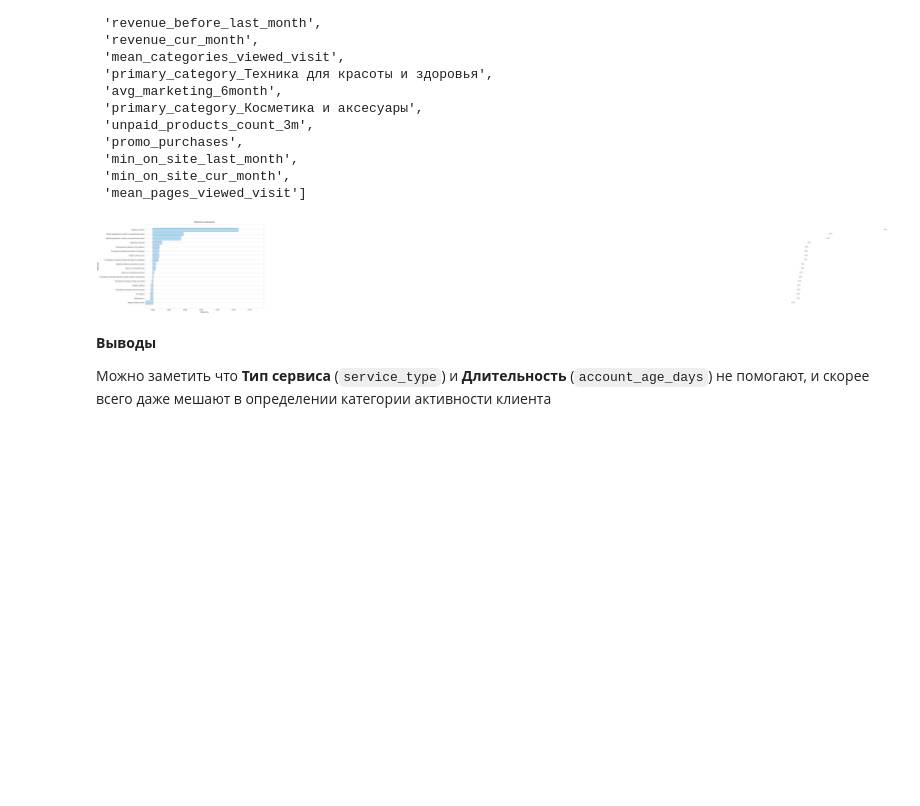
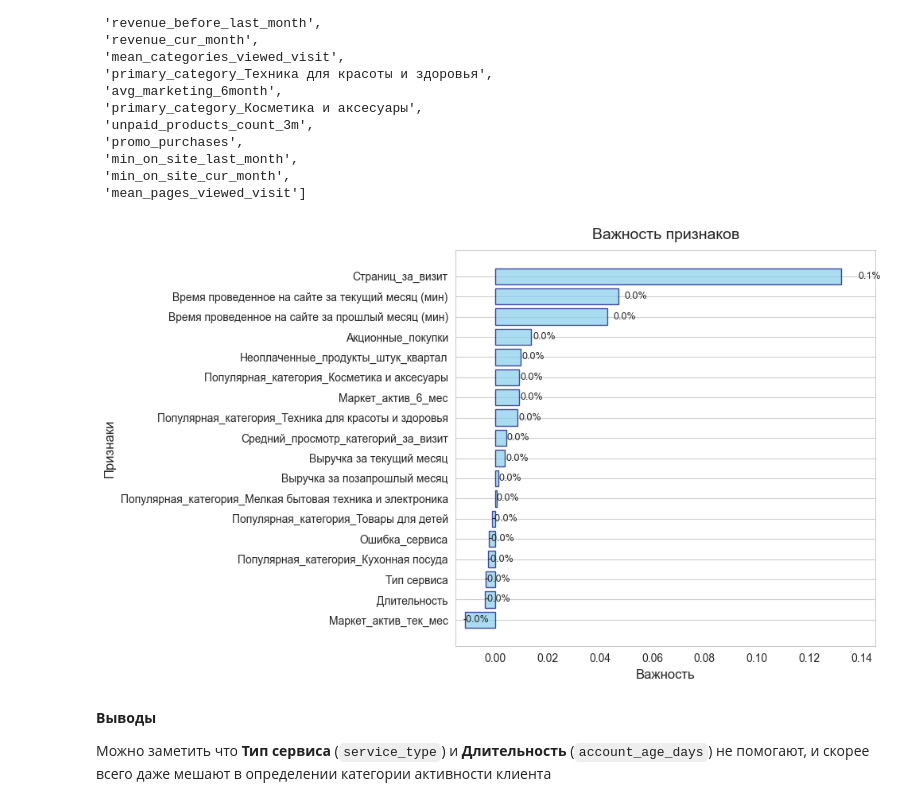
Before and after one commit to andrey-n2025/Learning_with_a_Teacher, a Jupyter notebook: in_one_clic.ipynb, the cells around one changed output. Drawn from its saved outputs; the diff is of its cells as text; code cells hidden in the pictures; blank space fills up the shorter version.

```diff
--- a/in_one_clic.ipynb
+++ b/in_one_clic.ipynb
@@ -2213,7 +2213,7 @@ feature_importance['Feature'] = feature_importance['Feature'].apply(
 )
 # %%
 #Строим график с подписями
-plt.figure(figsize=(14, 10))
+plt.figure(figsize=(10, 6))
 
 bars = plt.barh(
     feature_importance['Feature'],
@@ -2221,36 +2221,36 @@ bars = plt.barh(
     color='skyblue',
     edgecolor='navy',
     alpha=0.7
 )
 
 
 # добавим значения на график
 for i, bar in enumerate(bars):
     width = bar.get_width()
     plt.text(
-        width + 1,
+        width * 1.05,
         bar.get_y() + bar.get_height()/2,
         f'{width:.1f}%',
         ha='left',
         va='center',
         fontsize=9
     )
 
 plt.title('Важность признаков', fontsize=14, pad=10)
 plt.xlabel('Важность', fontsize=12)
 plt.ylabel('Признаки', fontsize=12)
 plt.xticks(fontsize=10, wrap=True)
 plt.yticks(fontsize=10, wrap=True)
 
 # Настраиваем сетку
 plt.grid(axis='x', alpha=0.2, linestyle='--')
 
-plt.xlim(feature_importance['Importance'].min(), feature_importance['Importance'].max() * 1.3)
+plt.xlim(feature_importance['Importance'].min()*1.3, feature_importance['Importance'].max() * 1.1)
 
 plt.tight_layout()
 plt.show()
 # %% [output]
-[figure, old version]
+[figure, new version]
 # %% [markdown]
 **Выводы**
 
```
Also changed, not shown: parts of 3 cells of this notebook.
